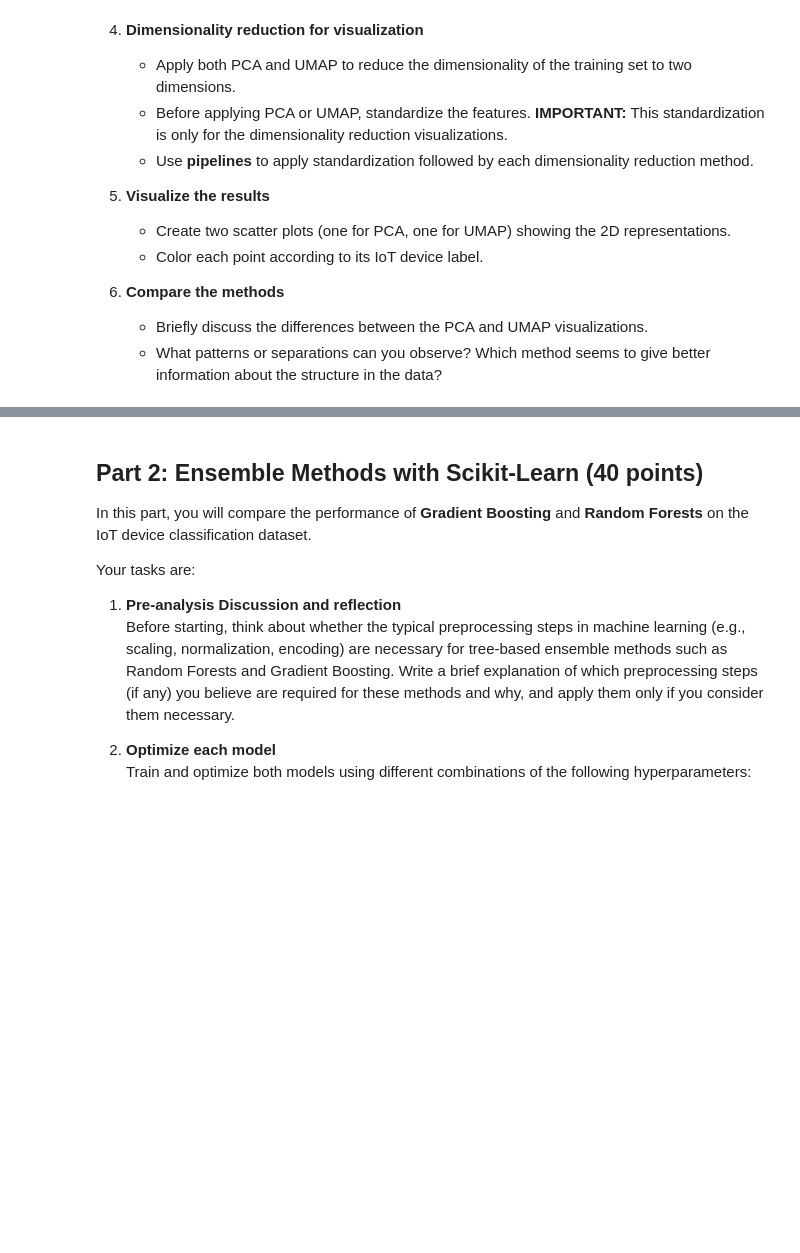
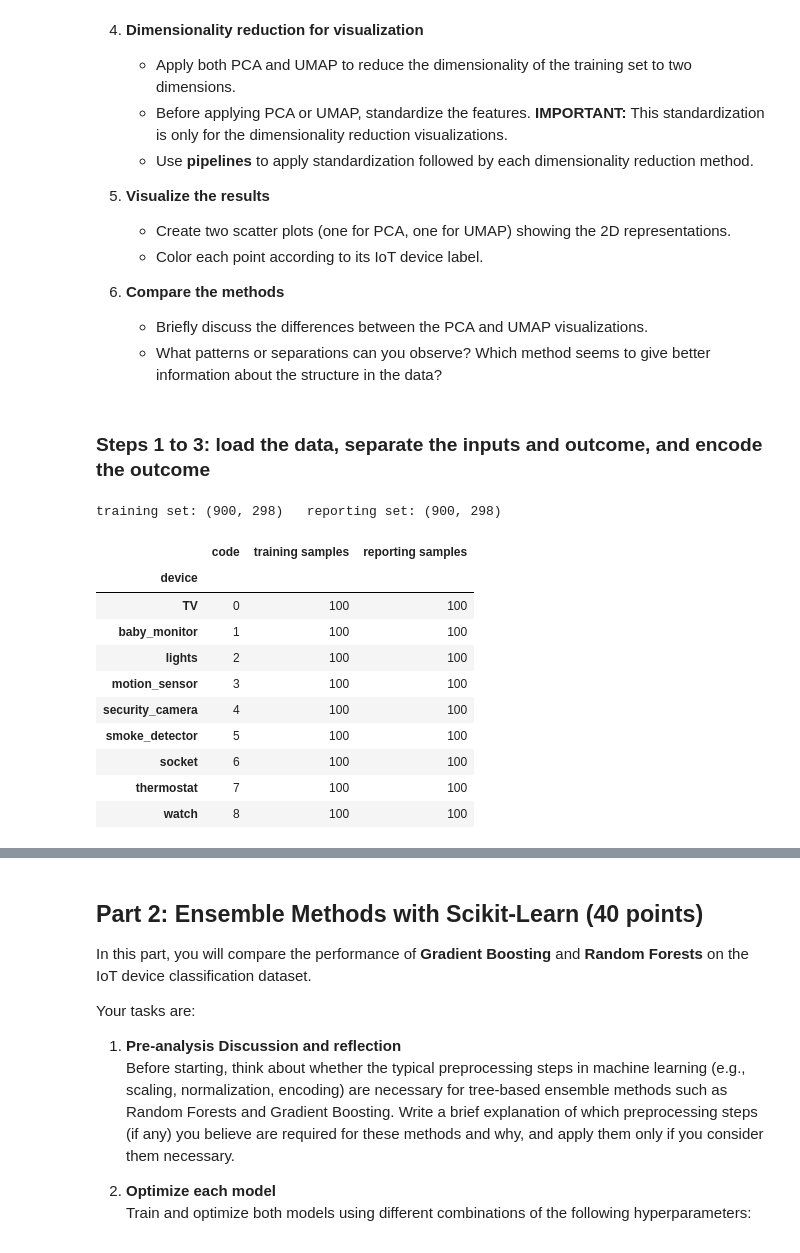
Before and after one commit to AudreyStelle/ML-Lab-3-Non-linear-Dimensionality-Reduction---t-SNE-and-UMAP, a Jupyter notebook: 07-iot-ensemble-classification.ipynb, the cells around one changed output, grey strips where cells are left out. Saved outputs shown, nothing was run; the diff lists cells and outputs as text; code cells hidden in the pictures; blank space fills up the shorter version.

```diff
--- a/07-iot-ensemble-classification.ipynb
+++ b/07-iot-ensemble-classification.ipynb
@@ -68,0 +67,50 @@ You should do the following:
+# %% [markdown]
+### Steps 1 to 3: load the data, separate the inputs and outcome, and encode the outcome
+# %%
+import time
+import warnings
+import numpy as np
+import pandas as pd
+import matplotlib.pyplot as plt
+from sklearn.preprocessing import LabelEncoder, StandardScaler
+from sklearn.pipeline import make_pipeline
+from sklearn.decomposition import PCA
+
+# hide two harmless notices that the umap package prints, to keep the output readable
+warnings.filterwarnings("ignore", message="IProgress not found")
+warnings.filterwarnings("ignore", category=FutureWarning, module="umap")
+import umap
+
+# 1. load the training and reporting sets
+train = pd.read_csv("iot_devices_train.csv")
+reporting = pd.read_csv("iot_devices_reporting.csv")
+print("training set:", train.shape, "  reporting set:", reporting.shape)
+
+# 2. separate the inputs from the outcome (device_category)
+X_train = train.drop(columns="device_category")
+X_report = reporting.drop(columns="device_category")
+
+# 3. encode the outcome: fit the encoder on the training labels only, then use the same mapping for the reporting labels
+encoder = LabelEncoder()
+y_train = encoder.fit_transform(train["device_category"])
+y_report = encoder.transform(reporting["device_category"])
+
+# the number each device type gets, and how many samples of each type there are
+pd.DataFrame({
+    "code": range(len(encoder.classes_)),
+    "training samples": np.bincount(y_train),
+    "reporting samples": np.bincount(y_report),
+}, index=pd.Index(encoder.classes_, name="device"))
+# %% [output]
+training set: (900, 298)   reporting set: (900, 298)
+|  | code | training samples | reporting samples |
+| device |  |  |  |
+| TV | 0 | 100 | 100 |
+| baby_monitor | 1 | 100 | 100 |
+| lights | 2 | 100 | 100 |
+| motion_sensor | 3 | 100 | 100 |
+| security_camera | 4 | 100 | 100 |
+| smoke_detector | 5 | 100 | 100 |
+| socket | 6 | 100 | 100 |
+| thermostat | 7 | 100 | 100 |
+| watch | 8 | 100 | 100 |
```
Also changed, not shown: parts of 28 cells of this notebook.
